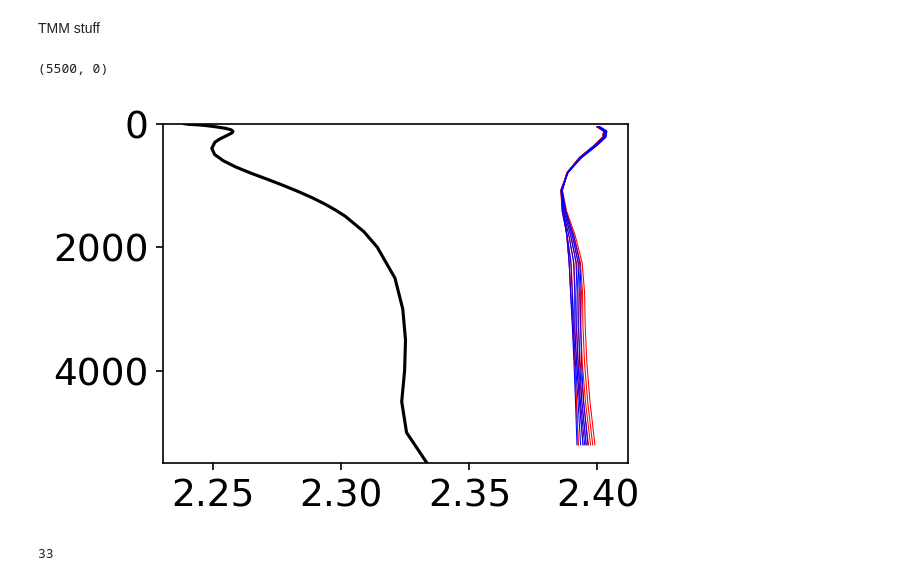
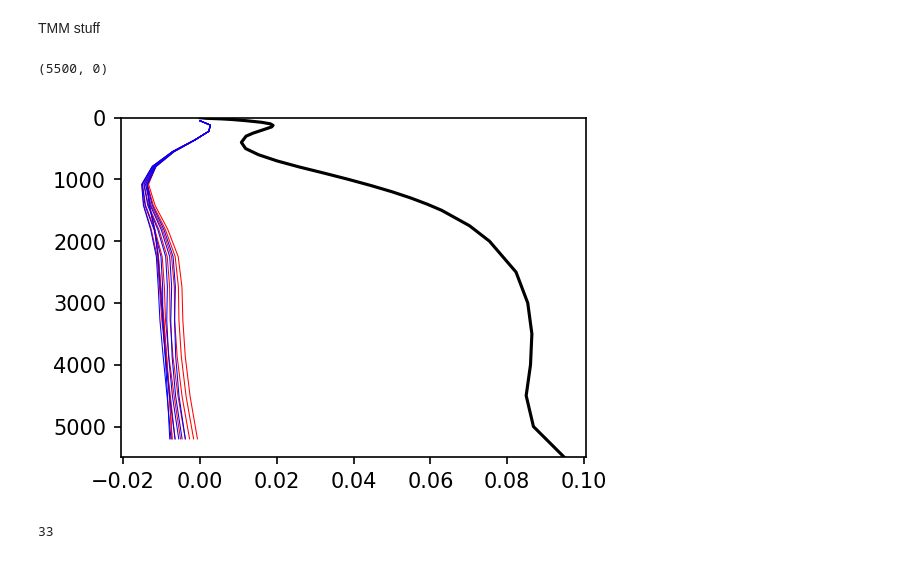
Before and after one commit to PaulHalloran/batmobile_jupyter_notebooks, a Jupyter notebook: analysis_for_noc_talk.ipynb, the cells around one changed output. Drawn from its saved outputs; the diff is of its cells as text; code cells hidden in the pictures.

```diff
--- a/analysis_for_noc_talk.ipynb
+++ b/analysis_for_noc_talk.ipynb
@@ -1363,7 +1345,7 @@ ax1 = plt.subplot(gs[0:1,0:1])
 
 #'atl_n_subtropics','subtropics','atl_s_subtropics','pac_n_subtropicsE','pac_n_subtropicsW','pac_s_subtropicsE','pac_s_subtropicsW','global','atl_n_subpolar','pac_n_subpolarE','pac_n_subpolarW','S_ocean','arctic'
 regions = ['atl_n_subtropics','global','S_ocean','N_alt']
-region = regions[1]
+region = regions[2]
 
 for i,model in enumerate(models):
     revelle_factor = carbchem_revelle(10,9.99e9,data_dict_region[region][run]['tos'][model]['first20']-273.15,data_dict_region[region][run]['sos'][model]['first20'],data_dict_region[region][run]['dissic'][model]['first20'],data_dict_region[region][run]['talk'][model]['first20'])
@@ -1373,14 +1355,14 @@ for i,model in enumerate(models):
         ax1.scatter(rf_aa.data,(fgco2_change.data*365.0*yearsec)/1.0e12,s=100,label = model)
 
 # plt.ylim(0.085,0.11)
-# plt.xlim(11.0,11.7)
+# plt.xlim(11.0,11.7)2
 # cbar = fig.colorbar(contour_result1, cax=axs[-1])
 # cbar.set_label('Revelle Factor')
 plt.legend(loc=8, bbox_to_anchor=(1.2, 0.5),prop={'size': 12},frameon=False)
 ax1.set_xlabel('spatial mean Revelle Factor')
 ax1.set_ylabel('total air-sea CO$_2$ flux change\nlast 20 - first 20yrs (PgC yr$^{-1}$))')
 
-plt.title('region')
+plt.title('Southern Ocean')
 plt.tight_layout()
-plt.savefig('/home/ph290/Documents/figures/class_scatter_revelle_v_fgco2_region.png')
+plt.savefig('/home/ph290/Documents/figures/class_scatter_revelle_v_fgco2_s_ocean.png')
 # %% [output]
@@ -1776,34 +1747,34 @@ dic_files_shallow = glob.glob(directory_shallow+'DIC_*.nc')
 # %%
 plt.figure(num=None, figsize=(4, 3), dpi=150, facecolor='none', edgecolor='none')
 
+for i in range(len(alk_files_deep)):
+    cube = iris.load_cube(alk_files_deep[i])
+    plt.plot(area_avg(cube).data - area_avg(cube).data[0],model_depths,'r',lw=0.5)
+
+for i in range(len(alk_files_shallow)):
+    cube = iris.load_cube(alk_files_shallow[i])
+    plt.plot(area_avg(cube).data - area_avg(cube).data[0],model_depths,'b',lw=0.5)
+
+
+plt.plot(area_avg(glodap_talk).data - area_avg(glodap_talk).data[0],glodap_depths,'k')
+
 # for i in range(len(alk_files_deep)):
 #     cube = iris.load_cube(alk_files_deep[i])
-#     plt.plot(area_avg(cube).data - area_avg(cube).data[0],model_depths,'r',lw=0.5)
+#     plt.plot(area_avg(cube).data,model_depths,'r',lw=0.5)
 
 # for i in range(len(alk_files_shallow)):
 #     cube = iris.load_cube(alk_files_shallow[i])
-#     plt.plot(area_avg(cube).data - area_avg(cube).data[0],model_depths,'b',lw=0.5)
+#     plt.plot(area_avg(cube).data,model_depths,'b',lw=0.5)
 
 
-# plt.plot(area_avg(glodap_talk).data - area_avg(glodap_talk).data[0],glodap_depths,'k')
-
-for i in range(len(alk_files_deep)):
-    cube = iris.load_cube(alk_files_deep[i])
-    plt.plot(area_avg(cube).data,model_depths,'r',lw=0.5)
-
-for i in range(len(alk_files_shallow)):
-    cube = iris.load_cube(alk_files_shallow[i])
-    plt.plot(area_avg(cube).data,model_depths,'b',lw=0.5)
-
-
-plt.plot(area_avg(glodap_talk).data,glodap_depths,'k')
+# plt.plot(area_avg(glodap_talk).data,glodap_depths,'k')
 
 
 
 plt.ylim([5500,0])
 # %% [output]
 (5500, 0)
-[figure, old version]
+[figure, new version]
 # %%
 area_avg(glodap_talk)
 len(glodap_depths)
```
Also changed, not shown: parts of 14 cells of this notebook, 2 other files.
